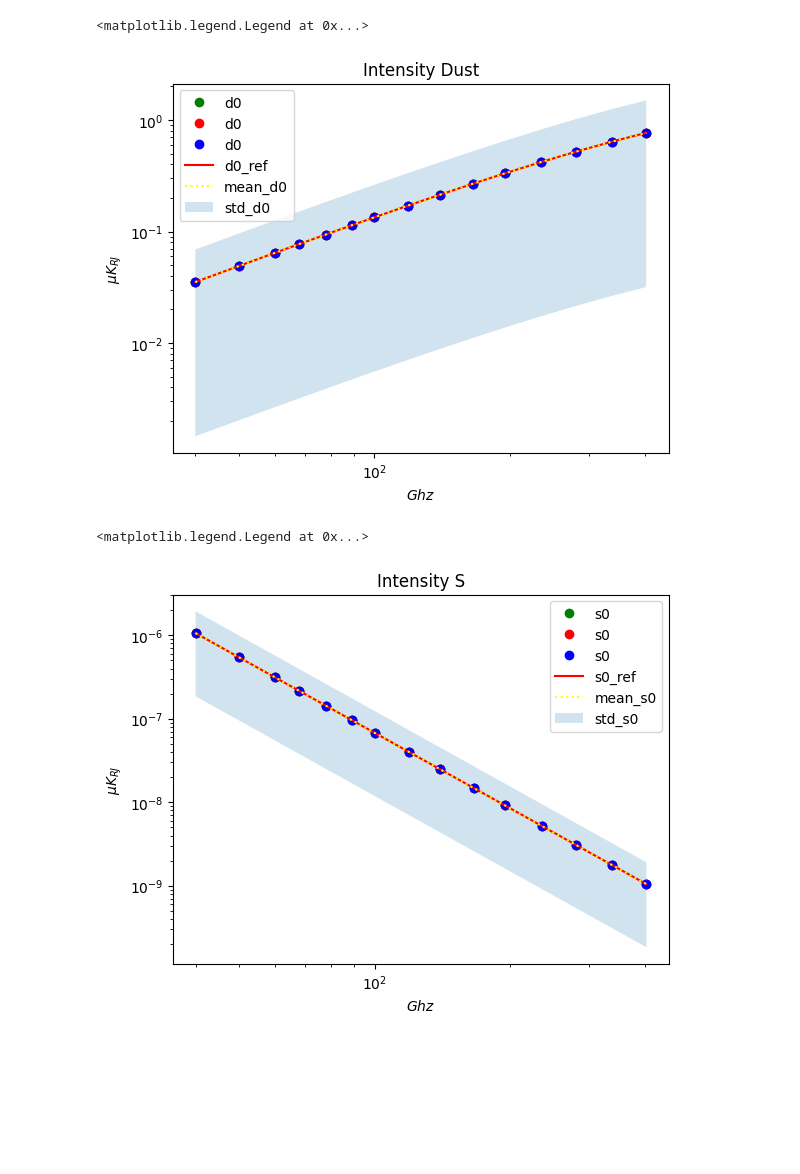
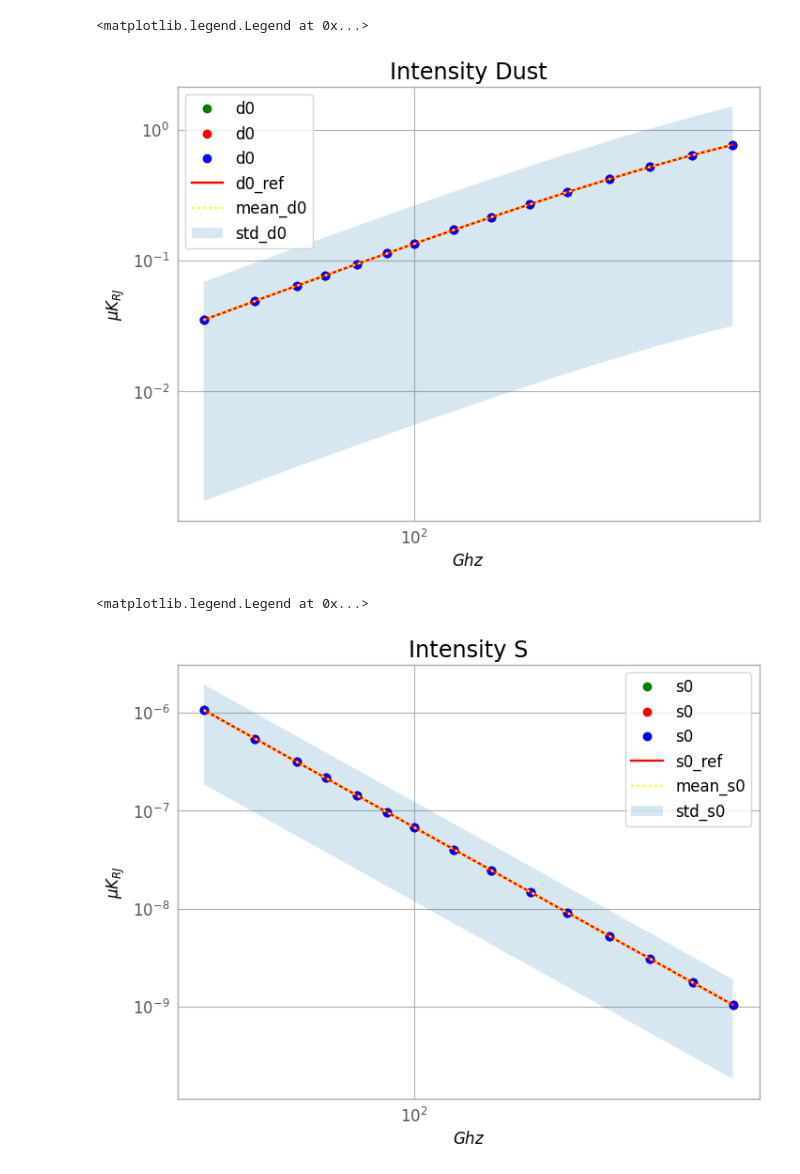
Before and after one commit to AlicePirotta/APC, a Jupyter notebook: d0,s0_norm.ipynb, the cells around one changed output. Drawn from its saved outputs; the diff is of its cells as text; code cells hidden in the pictures; blank space fills up the shorter version.

```diff
--- a/d0,s0_norm.ipynb
+++ b/d0,s0_norm.ipynb
@@ -2,12 +2,16 @@
 import pysm3
 import pysm3.units as u
 import numpy as np
+import healpy as hp
 import matplotlib.pyplot as plt
 %matplotlib inline
 from functions import get_pixel_value_norm
 from functions import polarization
 from functions import allpixel_norm
-from astropy import units as u
+from astropy.coordinates import SkyCoord
+import astropy.units as a
+from astropy.visualization import astropy_mpl_style
+plt.style.use(astropy_mpl_style)
 
 import warnings
 warnings.filterwarnings("ignore")
@@ -68,25 +139,25 @@ modified_BB_Q_D=(np.exp((h*nu_P_d*10**9)/(k*T))-1)/(np.exp((h*frequencies*10**9)
 power_law_Q_S=((frequencies/nu_P_s)**(beta_s))
 # %%
 
-plt.plot(frequencies,d0[:,0,0],'o',color='green',label="d0")
-plt.plot(frequencies,d0[:,0,50],'o',color='red',label="d0")
-plt.plot(frequencies,d0[:,0,100],'o',color='blue',label="d0")
+plt.plot(frequencies,d0[:,0,1000],'o',color='green',label="d0")
+plt.plot(frequencies,d0[:,0,30000],'o',color='red',label="d0")
+plt.plot(frequencies,d0[:,0,40000],'o',color='blue',label="d0")
 
 plt.plot(frequencies,modified_BB_I_D,'-',color='red',label="d0_ref")
 plt.plot(frequencies,allpixel_D,':',color='yellow',label="mean_d0")
 plt.fill_between(frequencies,allpixel_D+err_D, allpixel_D-err_D, alpha=0.2, label="std_d0")
 
 
 
 plt.title("Intensity Dust")
 plt.yscale('log')
 plt.xscale('log')
 plt.xlabel(r'$Ghz$')
 plt.ylabel(r'$\mu$$K_{RJ}$')
 plt.legend()
 # %% [output]
 <matplotlib.legend.Legend at 0x...>
-[figure, old version]
+[figure, new version]
 # %%
 
 plt.plot(frequencies,s0[:,0,0],'o',color='green',label="s0")
@@ -106,7 +177,7 @@ plt.ylabel(r'$\mu$$K_{RJ}$')
 plt.legend()
 # %% [output]
 <matplotlib.legend.Legend at 0x...>
-[figure, old version]
+[figure, new version]
 # %%
 
 plt.plot(frequencies,d0[:,1,0],'o',color='green',label="d0")
```
Also changed, not shown: parts of 9 cells of this notebook, 1 other file.
